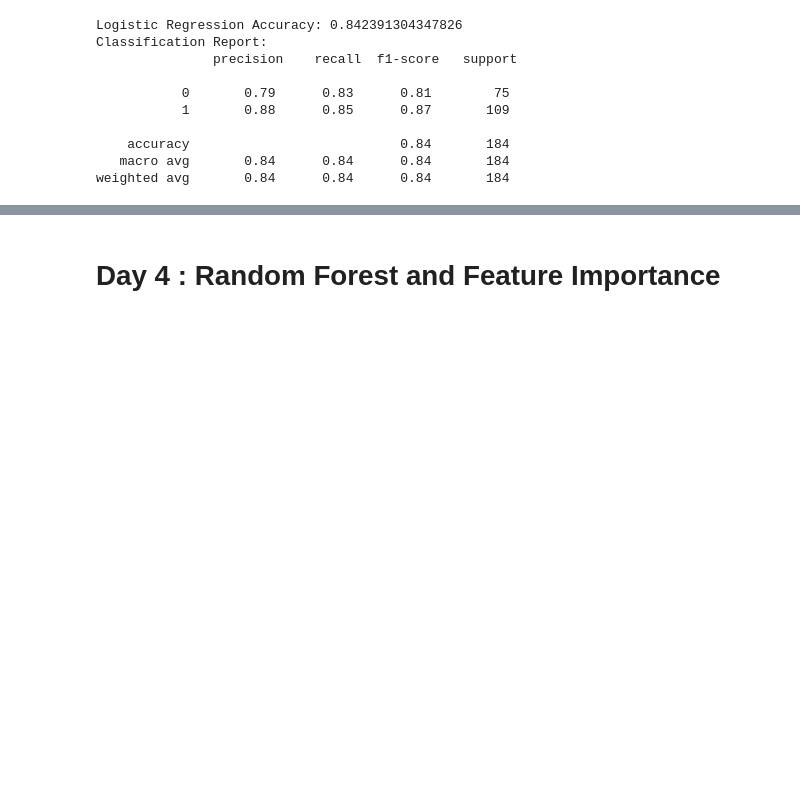
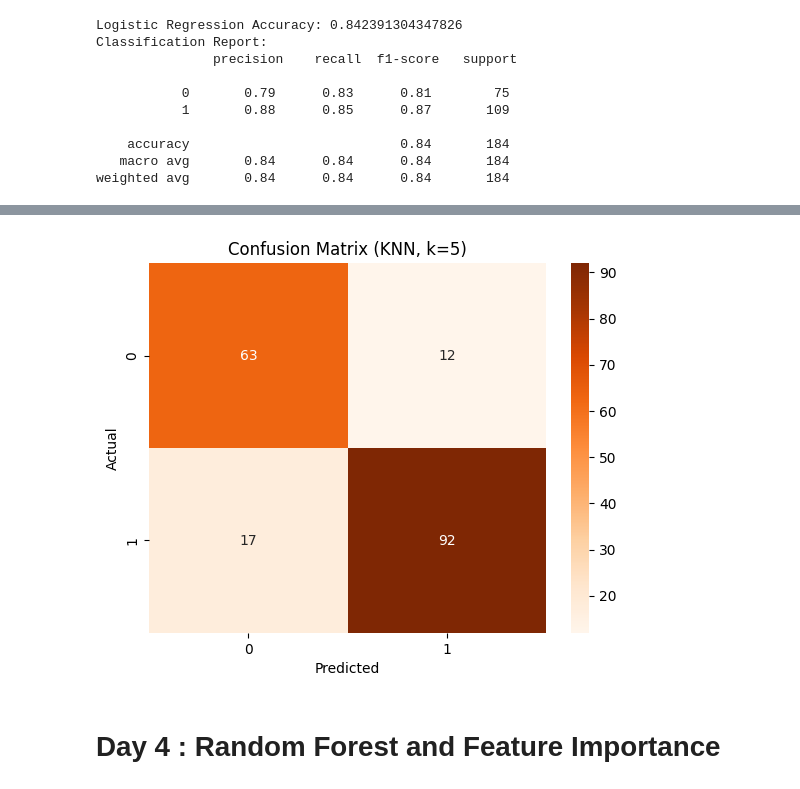
Before and after one commit to StoryWeaversGuild/Heart_Disease_Predictor, a Jupyter notebook: Heart_Disease_Predictor.ipynb, the cells around one changed output, grey strips where cells are left out. Drawn from its saved outputs; the diff is of its cells as text; code cells hidden in the pictures; blank space fills up the shorter version.

```diff
--- a/Heart_Disease_Predictor.ipynb
+++ b/Heart_Disease_Predictor.ipynb
@@ -155,0 +209,2 @@ weighted avg       0.84      0.84      0.84       184
+# %%
+y_pred_knn = knn_model.predict(X_test_scaled)
@@ -156,3 +229,12 @@ weighted avg       0.84      0.84      0.84       184
+# %%
+cm_knn = confusion_matrix(y_test, y_pred_knn)
+sns.heatmap(cm_knn, annot=True, fmt='d', cmap='Oranges')
+plt.title('Confusion Matrix (KNN, k=5)')
+plt.xlabel('Predicted')
+plt.ylabel('Actual')
+plt.show()
+# %% [output]
+[figure, added]
 # %% [markdown]
 # **Day 4 : Random Forest and Feature Importance**
 # %%
```
Also changed, not shown: parts of 57 cells of this notebook.
